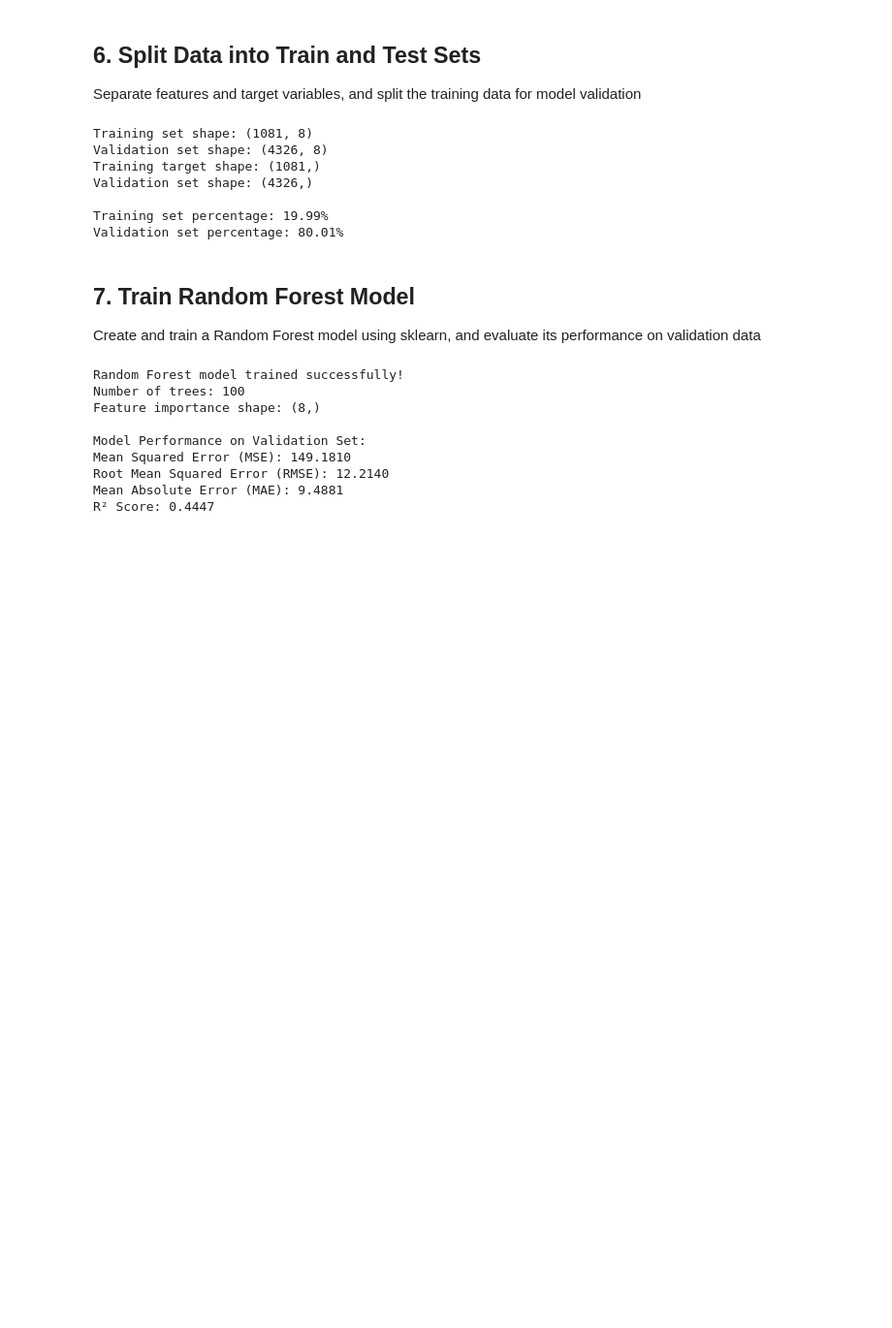
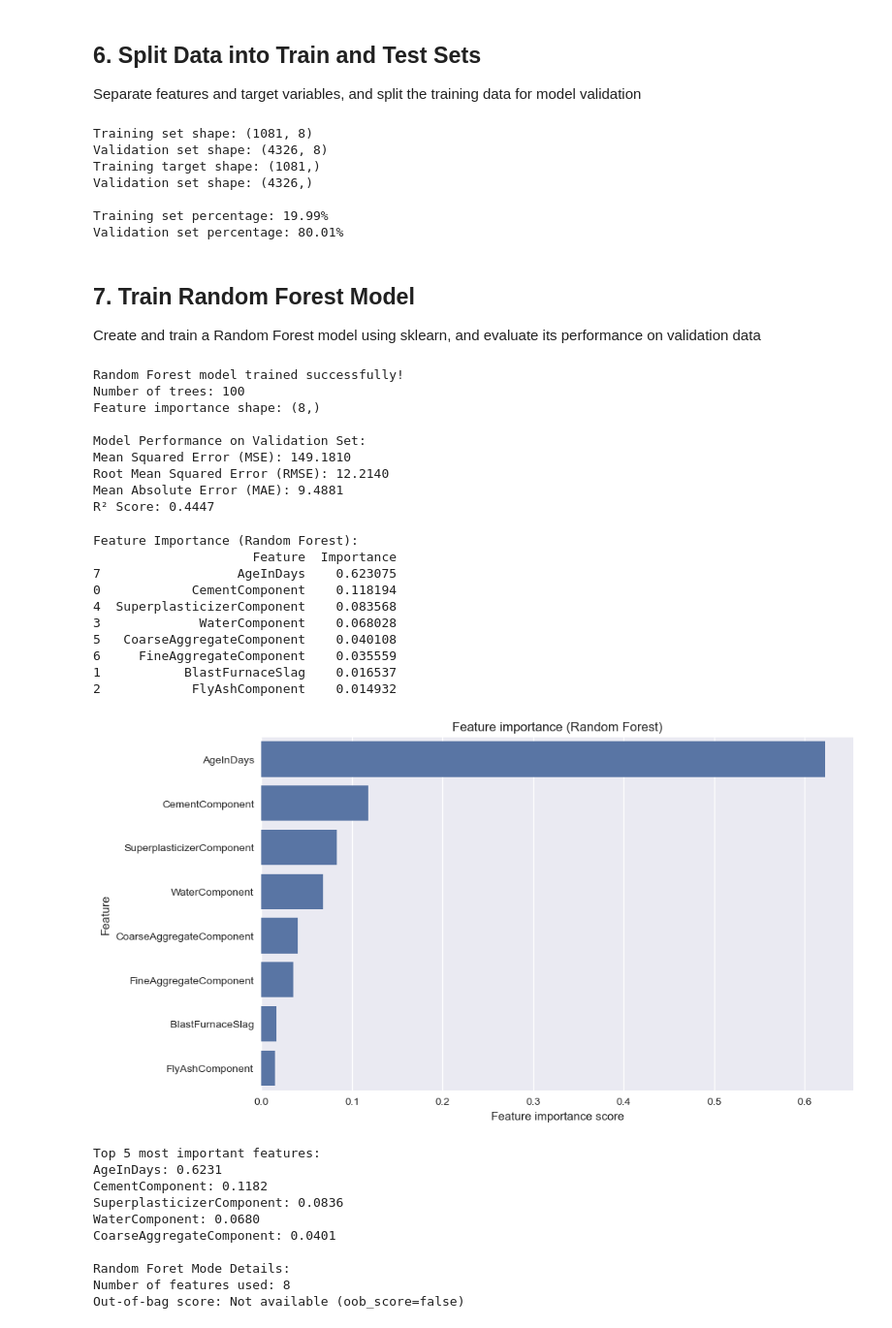
Before and after one commit to AaryanGotad/ml-practice, a Jupyter notebook: MLPlayground/random+forest_aaryan.ipynb, the cells around one changed output. Shown at 97% size. Drawn from its saved outputs; the diff is of its cells as text; code cells hidden in the pictures; blank space fills up the shorter version.

Commit message:
finished rf model

```diff
--- a/MLPlayground/random+forest_aaryan.ipynb
+++ b/MLPlayground/random+forest_aaryan.ipynb
@@ -205,3 +205,51 @@ Mean Squared Error (MSE): 149.1810
 Root Mean Squared Error (RMSE): 12.2140
 Mean Absolute Error (MAE): 9.4881
 R² Score: 0.4447
+# %%
+# Feature importance from Random Forest
+feature_importance = pd.DataFrame({
+    'Feature': X.columns,
+    'Importance': rf_model.feature_importances_
+}).sort_values('Importance', ascending=False)
+
+print("Feature Importance (Random Forest):")
+print(feature_importance)
+
+# Plot feature importance
+plt.figure(figsize=(10, 6))
+sns.barplot(data=feature_importance, x='Importance', y='Feature')
+plt.title('Feature importance (Random Forest)')
+plt.xlabel('Feature importance score')
+plt.show()
+
+# Show top 5 most important features
+print(f"\nTop 5 most important features:")
+for i, row in feature_importance.head().iterrows():
+    print(f"{row['Feature']}: {row['Importance']:.4f}")
+
+# Additional Random Forest specific metrics
+print(f"\nRandom Foret Mode Details:")
+print(f"Number of features used: {rf_model.n_features_in_}")
+print(f"Out-of-bag score: {rf_model.oob_score_ if hasattr(rf_model, 'oob_score_') else 'Not available (oob_score=false)'}")
+# %% [output]
+Feature Importance (Random Forest):
+                     Feature  Importance
+7                  AgeInDays    0.623075
+0            CementComponent    0.118194
+4  SuperplasticizerComponent    0.083568
+3             WaterComponent    0.068028
+5   CoarseAggregateComponent    0.040108
+6     FineAggregateComponent    0.035559
+1           BlastFurnaceSlag    0.016537
+2            FlyAshComponent    0.014932
+[figure, added]
+Top 5 most important features:
+AgeInDays: 0.6231
+CementComponent: 0.1182
+SuperplasticizerComponent: 0.0836
+WaterComponent: 0.0680
+CoarseAggregateComponent: 0.0401
+
+Random Foret Mode Details:
+Number of features used: 8
+Out-of-bag score: Not available (oob_score=false)
```
Also changed, not shown: parts of 7 cells of this notebook, 2 other files.
